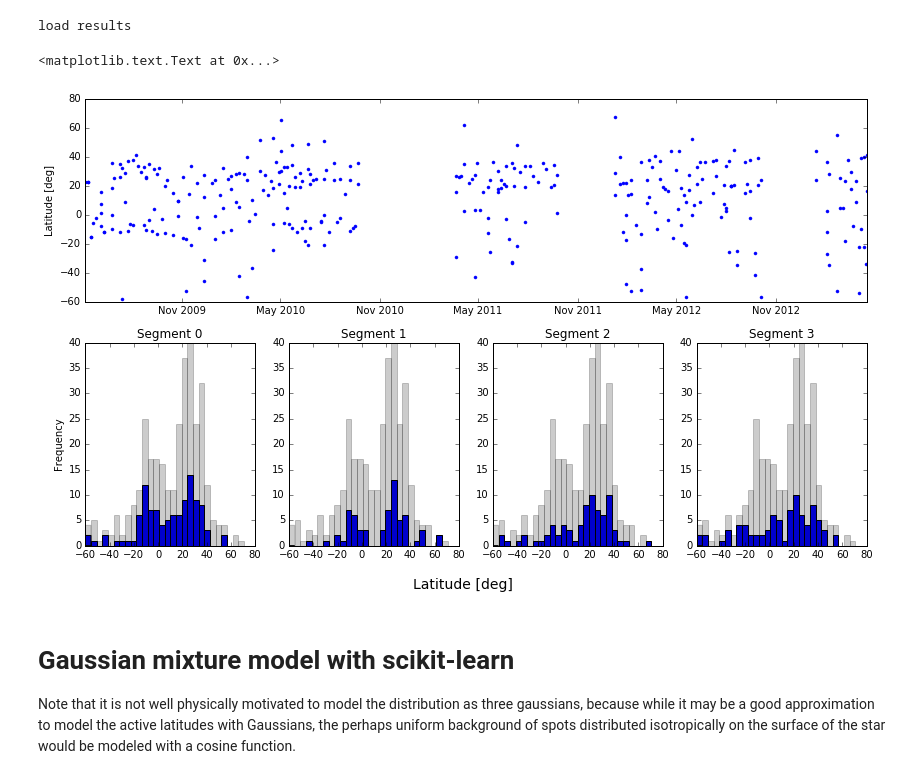
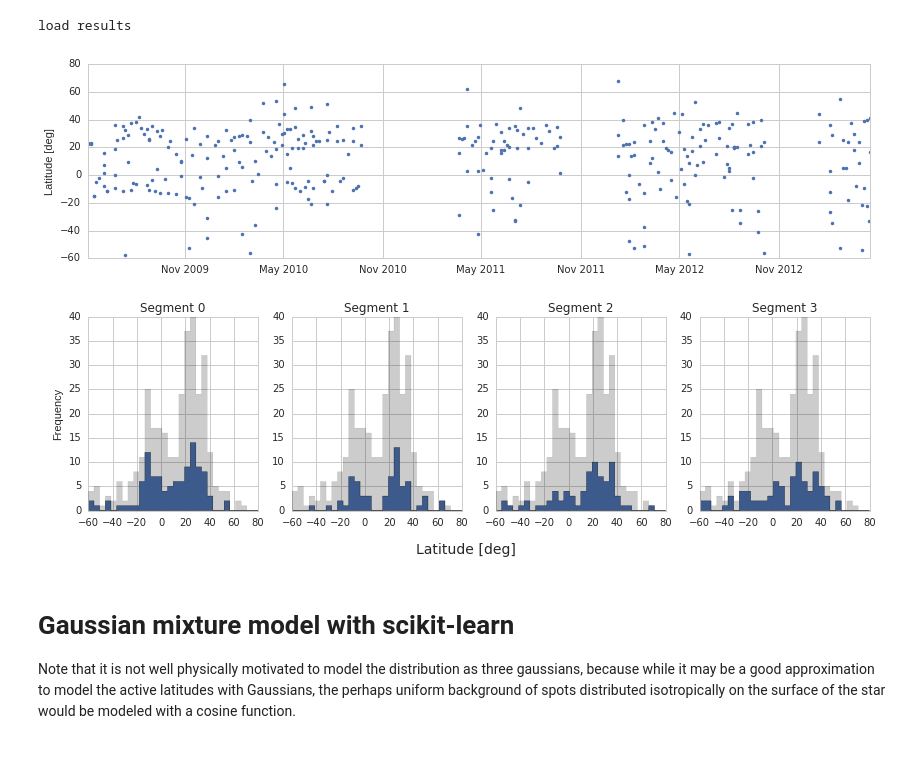
Before and after one commit to bmorris3/friedrich, a Jupyter notebook: hat11_is_90/latitude_distribution.ipynb, the cells around one changed output. Drawn from its saved outputs; the diff is of its cells as text; code cells hidden in the pictures.

```diff
--- a/hat11_is_90/latitude_distribution.ipynb
+++ b/hat11_is_90/latitude_distribution.ipynb
@@ -54,6 +54,12 @@ all_BICs = np.array(all_BICs)
 # plt.plot_date(Time(all_spot_times[all_BICs > 10], format='jd').plot_date,
 #               np.degrees(all_lats[all_BICs > 10]), '.')
 from astropy.time import Time
+import seaborn as sns
+sns.set(style='whitegrid')
+import os
+
+dropbox_path = '/astro/users/bmmorris/Dropbox/Apps/ShareLaTeX/STSP_HAT-P-11/figures'
+savefig_kwargs = dict(bbox_inches='tight', dpi=500)
 
 n_panels = 4
 import matplotlib.gridspec as gridspec
@@ -67,39 +73,38 @@ first_spot = all_spot_times[all_BICs > 10].min()
 last_spot = all_spot_times[all_BICs > 10].max()
 first_to_last = last_spot - first_spot
 fraction_gt_median = np.zeros(n_panels)
 
 ax0.plot_date(Time(all_spot_times[all_BICs > 10], format='jd').plot_date,
               np.degrees(all_lats[all_BICs > 10]), '.')
 
 for i in range(n_panels):
     extent = [-60, 80]
     within_time_bin = ((all_spot_times[all_BICs > 10] - first_spot >
                         i/n_panels*first_to_last) &
                        (all_spot_times[all_BICs > 10] - first_spot <
                         (i+1)/n_panels*first_to_last))
     lats_in_time_bin = np.degrees(all_lats[all_BICs > 10][within_time_bin])
-    ax1[i].hist(lats_in_time_bin, 30, range=extent)
+    ax1[i].hist(lats_in_time_bin, 30, range=extent, histtype='stepfilled')
 
-    ax1[i].hist(np.degrees(all_lats[all_BICs > 10]), 30,
+    ax1[i].hist(np.degrees(all_lats[all_BICs > 10]), 30, histtype='stepfilled',
                 range=extent, alpha=0.2, color='k', zorder=10)
 
     ax1[i].set_xlim(extent)
 
     ax1[i].set(title='Segment {0}'.format(i))
 
     if i == 0:
         segment_zero_mean = np.median(lats_in_time_bin)
     fraction_gt_median[i] = np.count_nonzero(lats_in_time_bin > segment_zero_mean)/len(lats_in_time_bin)
 
 ax1[0].set_ylabel('Frequency')
 ax0.set_ylabel('Latitude [deg]')
-
+fig.subplots_adjust(hspace=0.3)
 fig.text(0.5, 0.05, 'Latitude [deg]', ha='center', fontsize=14)
-
+fig.savefig(os.path.join(dropbox_path, "latitude_distribution.png"), **savefig_kwargs)
 #fig.subplots_adjust()
 # %% [output]
-<matplotlib.text.Text at 0x...>
-[figure, old version]
+[figure, new version]
 # %%
 ignore_high_latitudes = ((all_lats > np.radians(-40)) & (all_lats < np.radians(50)))
 significance_cutoff = np.atleast_2d(all_BICs > 10).T
```
